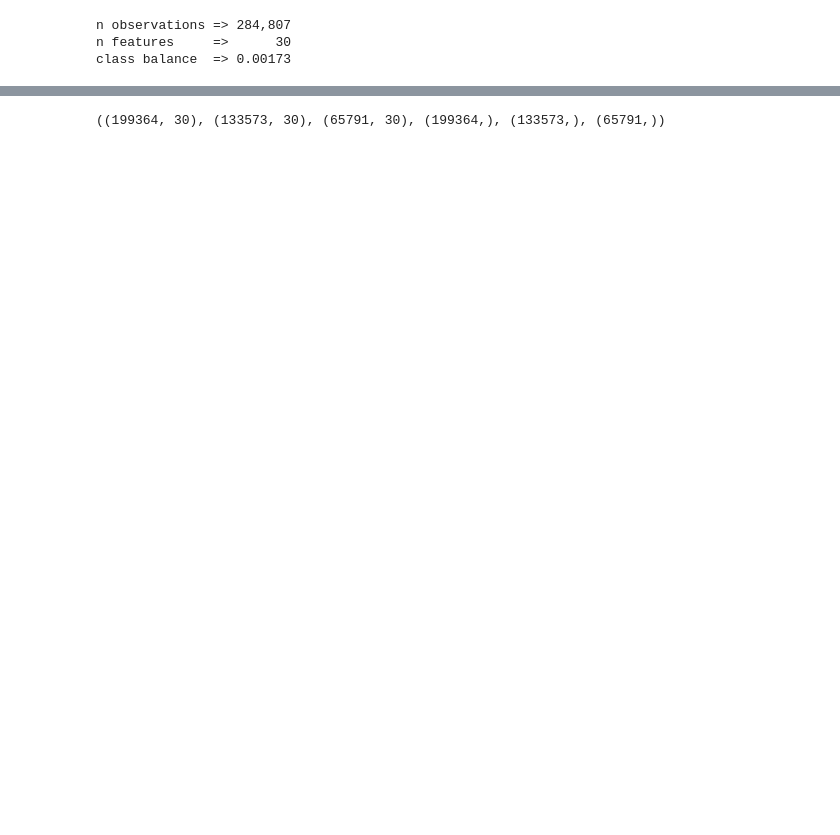
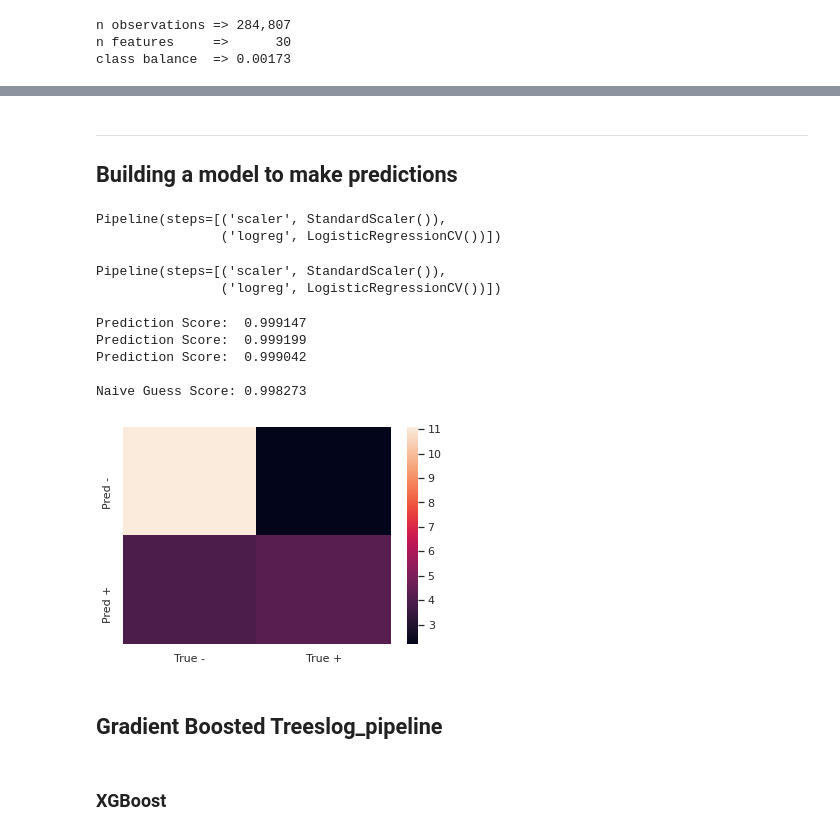
Before and after one commit to a-poor/cc-fraud, a Jupyter notebook: cc-fraud-analysis.ipynb, the cells around one changed output, grey strips where cells are left out. Saved outputs shown, nothing was run; the diff lists cells and outputs as text; code cells hidden in the pictures; blank space fills up the shorter version.

Commit message:
Updating notebook, adding requirements, and model dir

```diff
--- a/cc-fraud-analysis.ipynb
+++ b/cc-fraud-analysis.ipynb
@@ -34,0 +123,4 @@ class balance  => 0.00173
+# %% [markdown]
+---
+
+## Building a model to make predictions
@@ -39,12 +133,26 @@ def train_test_val_split(X,y,test_pct=0.3,val_pct=0.33):
     X_train, X_test, y_train, y_test = train_test_split(X,y,test_size=test_pct)
     X_val, X_test, y_val, y_test = train_test_split(X_train,y_train,test_size=val_pct)
     return X_train, X_val, X_test, y_train, y_val, y_test
+# %%
+from sklearn.metrics import confusion_matrix
+
+def show_confusion(y_true,y_pred,log_transform=False):
+    c = confusion_matrix(y_true,y_pred)
+    if log_transform:
+        c = np.log(c + (1/len(y_true)))
+    mat = pd.DataFrame(
+        c,
+        columns=["True -","True +"],
+        index=["Pred -","Pred +"]
+    )
+    sns.heatmap(mat)
+    plt.title("")
 # %%
 X = df.drop(columns="Class")
 y = df["Class"]
 
-X_train, X_val, X_test, y_train, y_val, y_test = train_test_val_split(X,y)
-
-X_train.shape, X_val.shape, X_test.shape, y_train.shape, y_val.shape, y_test.shape
+(
+    X_train, X_val,
+    X_test, y_train,
+    y_val, y_test
+) = train_test_val_split(X,y)
-# %% [output]
-((199364, 30), (133573, 30), (65791, 30), (199364,), (133573,), (65791,))
@@ -50,0 +163,31 @@ X_train.shape, X_val.shape, X_test.shape, y_train.shape, y_val.shape, y_test.sha
+# %%
+log_pipeline = Pipeline([
+    ("scaler",StandardScaler()),
+    ("logreg",LogisticRegressionCV())
+])
+print(log_pipeline)
+log_pipeline.fit(X_train,y_train)
+# %% [output]
+Pipeline(steps=[('scaler', StandardScaler()),
+                ('logreg', LogisticRegressionCV())])
+Pipeline(steps=[('scaler', StandardScaler()),
+                ('logreg', LogisticRegressionCV())])
+# %%
+print(f"Prediction Score:  {log_pipeline.score(X_train,y_train):.6f}")
+print(f"Prediction Score:  {log_pipeline.score(X_val,y_val):.6f}")
+print(f"Prediction Score:  {log_pipeline.score(X_test,y_test):.6f}")
+print(f"\nNaive Guess Score: {1-class_balance:.6f}")
+# %% [output]
+Prediction Score:  0.999147
+Prediction Score:  0.999199
+Prediction Score:  0.999042
+
+Naive Guess Score: 0.998273
+# %%
+show_confusion(
+    y_test,
+    log_pipeline.predict(X_test),
+    True
+)
+# %% [output]
+[figure, added]
@@ -50,0 +196,4 @@ X_train.shape, X_val.shape, X_test.shape, y_train.shape, y_val.shape, y_test.sha
+# %% [markdown]
+## Gradient Boosted Treeslog_pipeline
+# %% [markdown]
+### XGBoost
```
Also changed, not shown: parts of 22 cells of this notebook, 3 other files.
